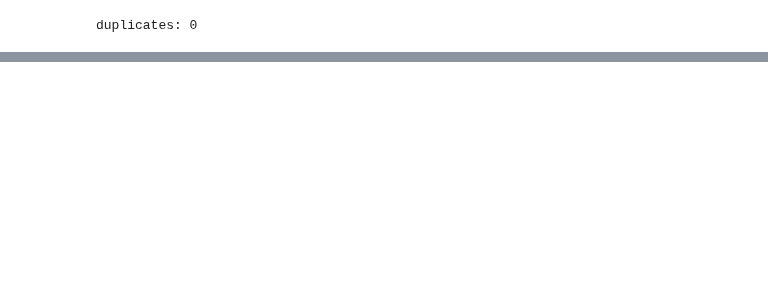
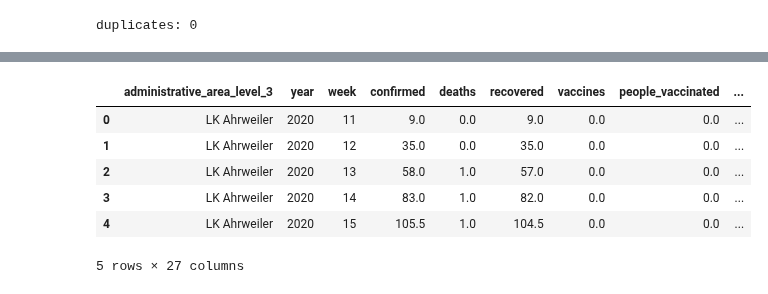
Before and after one commit to mario-dg/KI-Gruppe-03, a Jupyter notebook: dataPreparation/rawToTrain.ipynb, the cells around one changed output, grey strips where cells are left out. Cells and saved outputs as stored; diff of their text form; code cells hidden in the pictures; blank space fills up the shorter version.

```diff
--- a/dataPreparation/rawToTrain.ipynb
+++ b/dataPreparation/rawToTrain.ipynb
@@ -156,3 +166,19 @@ AttributeError: Can only use .dt accessor with datetimelike values
+# %%
+import numpy as np
+# Select only the numeric columns by checking the data types
+df_numeric = df_weekly.select_dtypes(include=[np.number])
+
+# Apply the absolute value function to the numeric columns
+df_weekly[df_numeric.columns] = df_numeric.abs()
+df_weekly.head()
+# %% [output]
+|  | administrative_area_level_3 | year | week | confirmed | deaths | recovered | vaccines | people_vaccinated | ... |
+| 0 | LK Ahrweiler | 2020 | 11 | 9.0 | 0.0 | 9.0 | 0.0 | 0.0 | ... |
+| 1 | LK Ahrweiler | 2020 | 12 | 35.0 | 0.0 | 35.0 | 0.0 | 0.0 | ... |
+| 2 | LK Ahrweiler | 2020 | 13 | 58.0 | 1.0 | 57.0 | 0.0 | 0.0 | ... |
+| 3 | LK Ahrweiler | 2020 | 14 | 83.0 | 1.0 | 82.0 | 0.0 | 0.0 | ... |
+| 4 | LK Ahrweiler | 2020 | 15 | 105.5 | 1.0 | 104.5 | 0.0 | 0.0 | ... |
+5 rows × 27 columns
 # %%
 count_unique_areas = df_weekly['administrative_area_level_3'].nunique()
 
```
Also changed, not shown: parts of 14 cells of this notebook, 1 other file.
